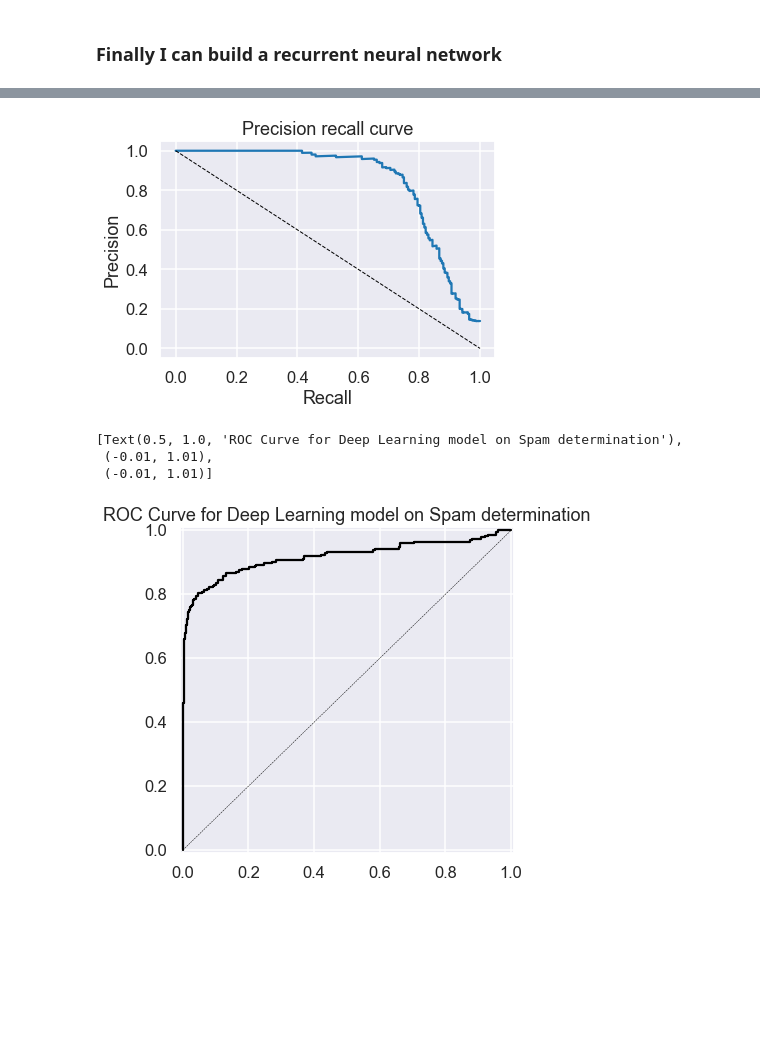
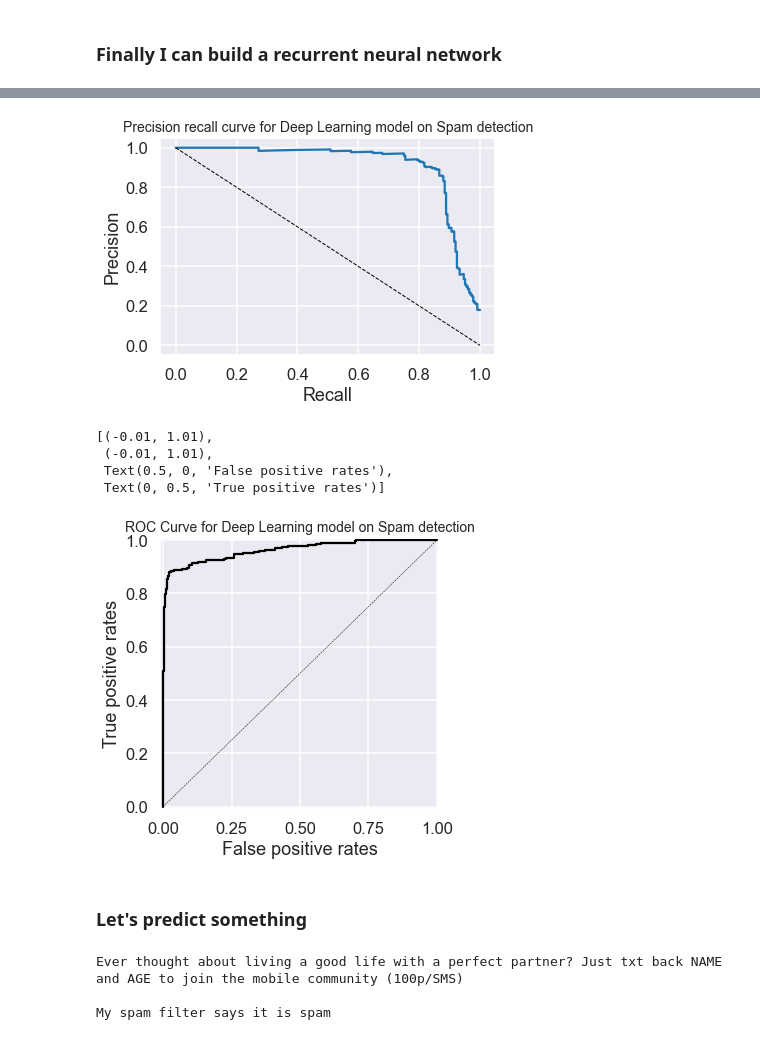
Before and after one commit to Alexandr1010/Spam-detection, a Jupyter notebook: Spam_detection_DeepLearning.ipynb, the cells around one changed output, grey strips where cells are left out. Saved outputs shown, nothing was run; the diff lists cells and outputs as text; code cells hidden in the pictures; blank space fills up the shorter version.

```diff
--- a/Spam_detection_DeepLearning.ipynb
+++ b/Spam_detection_DeepLearning.ipynb
@@ -80,14 +81,14 @@ print('Elements in sequences',len(sequences),' Words in total',len(text[0].split
 Elements in sequences 82517  Words in total 85913
 # %%
 #check understanding
-list_1=tokenizer.texts_to_sequences(data_spam.loc[i,'SMS message'])
-list_2=[]
-list_1
-for i in range(len(list_1)):
-    try:
-        list_2.append(list_1[i][0])
-    except:
-        continue
+#list_1=tokenizer.texts_to_sequences(data_spam.loc[i,'SMS message'])
+#list_2=[]
+#list_1
+#for i in range(len(list_1)):
+#    try:
+#        list_2.append(list_1[i][0])
+#    except:
+#        continue
 # %%
 X_data=[]
 for i in range(len(data_spam)):
@@ -159,6 +155,6 @@ X_train.shape[1:]
 # %%
-rnn_hidden_dim = 5
-word_embedding_dim = 70
+rnn_hidden_dim = 7
+word_embedding_dim = 50
 model_rnn = Sequential()
 model_rnn.add(Embedding(max_features, word_embedding_dim))  #This layer takes each integer in the sequence
 model_rnn.add(SimpleRNN(rnn_hidden_dim,
@@ -187,7 +183,7 @@ Non-trainable params: 0
 _________________________________________________________________
 # %%
 #Compiling the mode;
-rmsprop = keras.optimizers.RMSprop(learning_rate = .0001)
+rmsprop = keras.optimizers.Adam(learning_rate = .005)
 
 model_rnn.compile(loss='binary_crossentropy',
               optimizer=rmsprop,
@@ -195,6 +191,8 @@ model_rnn.compile(loss='binary_crossentropy',
 # %%
 model_rnn.fit(X_train, y_train,
           batch_size=batch_size,
-          epochs=20,
-          validation_data=(X_test, y_test))
+          epochs=40,
+          validation_data=(X_test, y_test),
+             shuffle=True,
+             verbose=0)
 # %% [output]
@@ -268,27 +245,30 @@ Text(0.5, 1.0, 'Confusion matrix of SPAM determination with neural networks')
 # %%
 precision, recall,_=precision_recall_curve(y_test,y_pred)
 #Preciosion recall curve
 sns.set_context('talk')
 sns.set_style('dark')
 plt.plot(recall,precision)
 plt.plot([0, 1], [1, 0], 'k--', linewidth=1)  # roc curve for random model
-plt.title('Precision recall curve')
+plt.title('Precision recall curve for Deep Learning model on Spam detection',fontsize=14)
 plt.xlabel('Recall')
 plt.ylabel('Precision')
 plt.grid(True)
 # %% [output]
-[figure, old version]
+[figure, new version]
 # %%
 #ROC AUC curve
 fpr, tpr, _ = roc_curve(y_test, y_pred)
-fig, ax = plt.subplots(figsize=(6, 6))
+fig, ax = plt.subplots(figsize=(5, 5))
 ax.plot(fpr, tpr, 'k-')
 ax.plot([0, 1], [0, 1], 'k--', linewidth=.5)  # roc curve for random model
 ax.grid(True)
-ax.set(title='ROC Curve for Deep Learning model on Spam determination',
-           xlim=[-0.01, 1.01], ylim=[-0.01, 1.01])
+ax.set_title('ROC Curve for Deep Learning model on Spam detection', fontsize=14)
+ax.set(xlim=[-0.01, 1.01], ylim=[-0.01, 1.01],xlabel='False positive rates',ylabel='True positive rates')
 # %% [output]
-[Text(0.5, 1.0, 'ROC Curve for Deep Learning model on Spam determination'),
+[(-0.01, 1.01),
  (-0.01, 1.01),
- (-0.01, 1.01)]
+ Text(0.5, 0, 'False positive rates'),
+ Text(0, 0.5, 'True positive rates')]
-[figure, old version]
+[figure, new version]
+# %% [markdown]
+### Let's predict something
@@ -294,0 +297,7 @@ ax.set(title='ROC Curve for Deep Learning model on Spam determination',
+# %%
+print(some_spam_message)
+print('\nMy spam filter says it is '+lb.classes_[model_rnn.predict_classes(some_spam_message2)[0,0]])
+# %% [output]
+Ever thought about living a good life with a perfect partner? Just txt back NAME and AGE to join the mobile community (100p/SMS)
+
+My spam filter says it is spam
```
Also changed, not shown: parts of 20 cells of this notebook.
